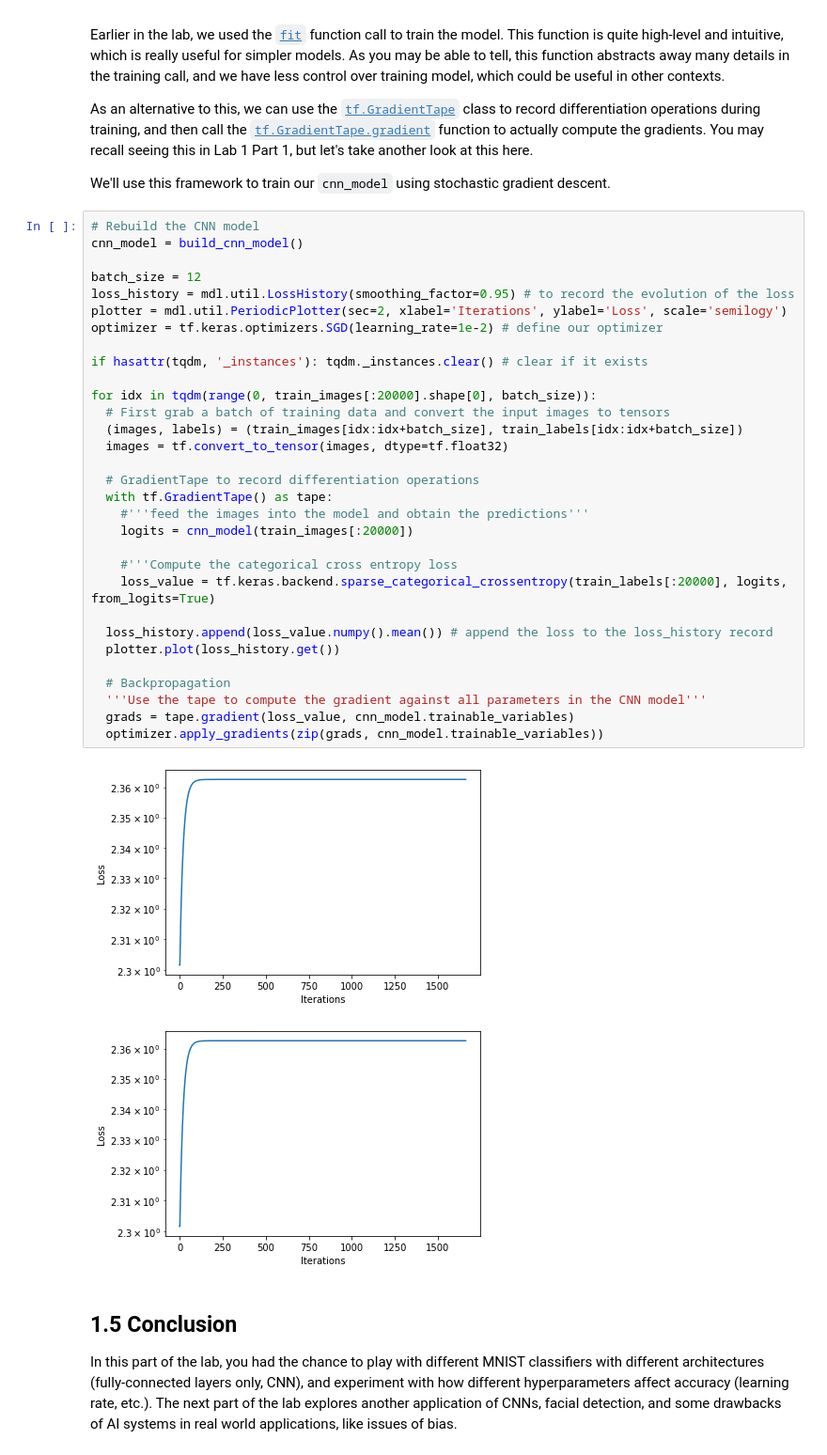
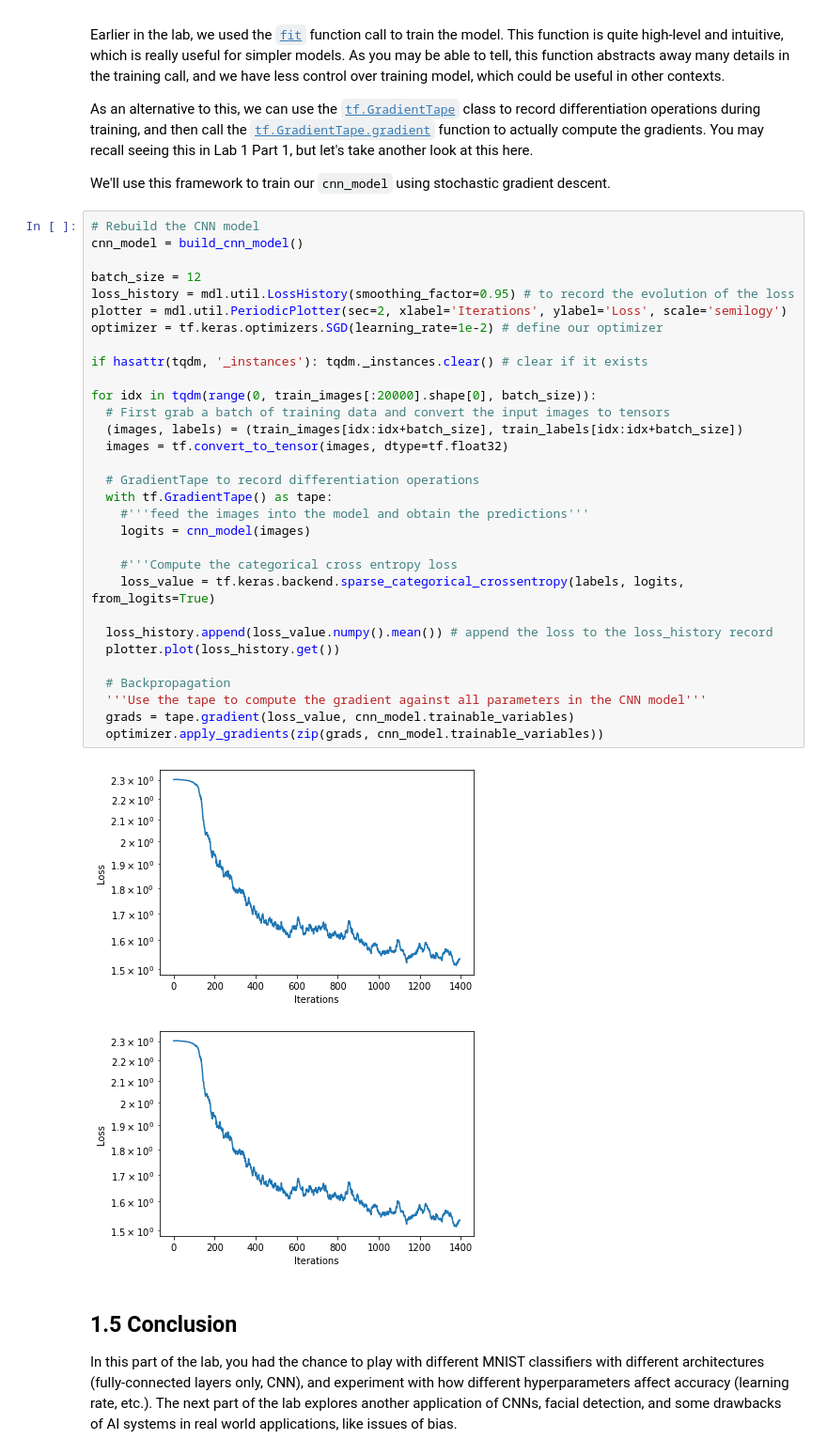
Before and after one commit to dvirla/MIT_DL_Intro, a Jupyter notebook: lab2/Part1_MNIST.ipynb, the cells around one changed output. Shown: that part at 94% size. Saved outputs shown, nothing was run; the diff lists cells and outputs as text.

```diff
--- a/lab2/Part1_MNIST.ipynb
+++ b/lab2/Part1_MNIST.ipynb
@@ -356,37 +365,37 @@ We'll use this framework to train our `cnn_model` using stochastic gradient desc
 # %%
 # Rebuild the CNN model
 cnn_model = build_cnn_model()
 
 batch_size = 12
 loss_history = mdl.util.LossHistory(smoothing_factor=0.95) # to record the evolution of the loss
 plotter = mdl.util.PeriodicPlotter(sec=2, xlabel='Iterations', ylabel='Loss', scale='semilogy')
 optimizer = tf.keras.optimizers.SGD(learning_rate=1e-2) # define our optimizer
 
 if hasattr(tqdm, '_instances'): tqdm._instances.clear() # clear if it exists
 
 for idx in tqdm(range(0, train_images[:20000].shape[0], batch_size)):
   # First grab a batch of training data and convert the input images to tensors
   (images, labels) = (train_images[idx:idx+batch_size], train_labels[idx:idx+batch_size])
   images = tf.convert_to_tensor(images, dtype=tf.float32)
 
   # GradientTape to record differentiation operations
   with tf.GradientTape() as tape:
     #'''feed the images into the model and obtain the predictions'''
-    logits = cnn_model(train_images[:20000])
+    logits = cnn_model(images)
 
     #'''Compute the categorical cross entropy loss
-    loss_value = tf.keras.backend.sparse_categorical_crossentropy(train_labels[:20000], logits, from_logits=True)
+    loss_value = tf.keras.backend.sparse_categorical_crossentropy(labels, logits, from_logits=True)
 
   loss_history.append(loss_value.numpy().mean()) # append the loss to the loss_history record
   plotter.plot(loss_history.get())
 
   # Backpropagation
   '''Use the tape to compute the gradient against all parameters in the CNN model'''
   grads = tape.gradient(loss_value, cnn_model.trainable_variables)
   optimizer.apply_gradients(zip(grads, cnn_model.trainable_variables))
 # %% [output]
-[figure, old version]
+[figure, new version]
-[figure, old version]
+[figure, new version]
 # %% [markdown]
 ## 1.5 Conclusion
 In this part of the lab, you had the chance to play with different MNIST classifiers with different architectures (fully-connected layers only, CNN), and experiment with how different hyperparameters affect accuracy (learning rate, etc.). The next part of the lab explores another application of CNNs, facial detection, and some drawbacks of AI systems in real world applications, like issues of bias.
```
Also changed, not shown: parts of 10 cells of this notebook.
